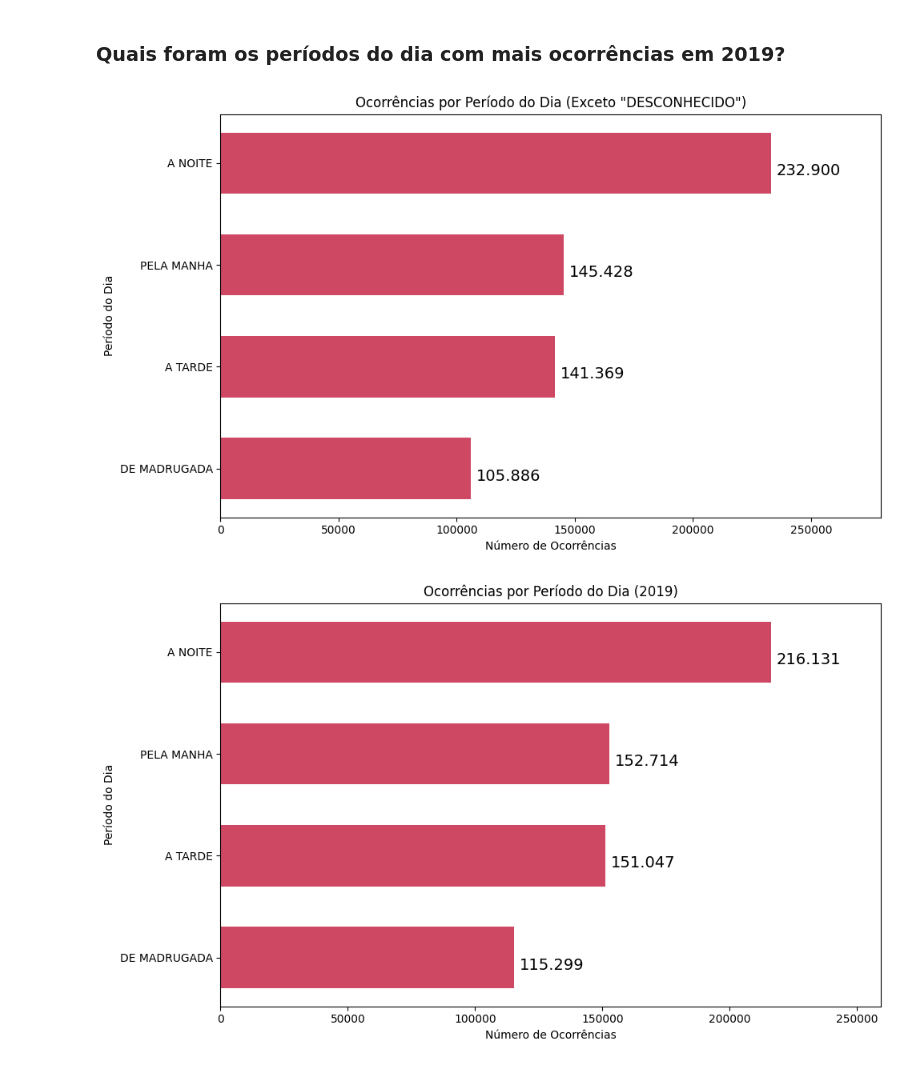
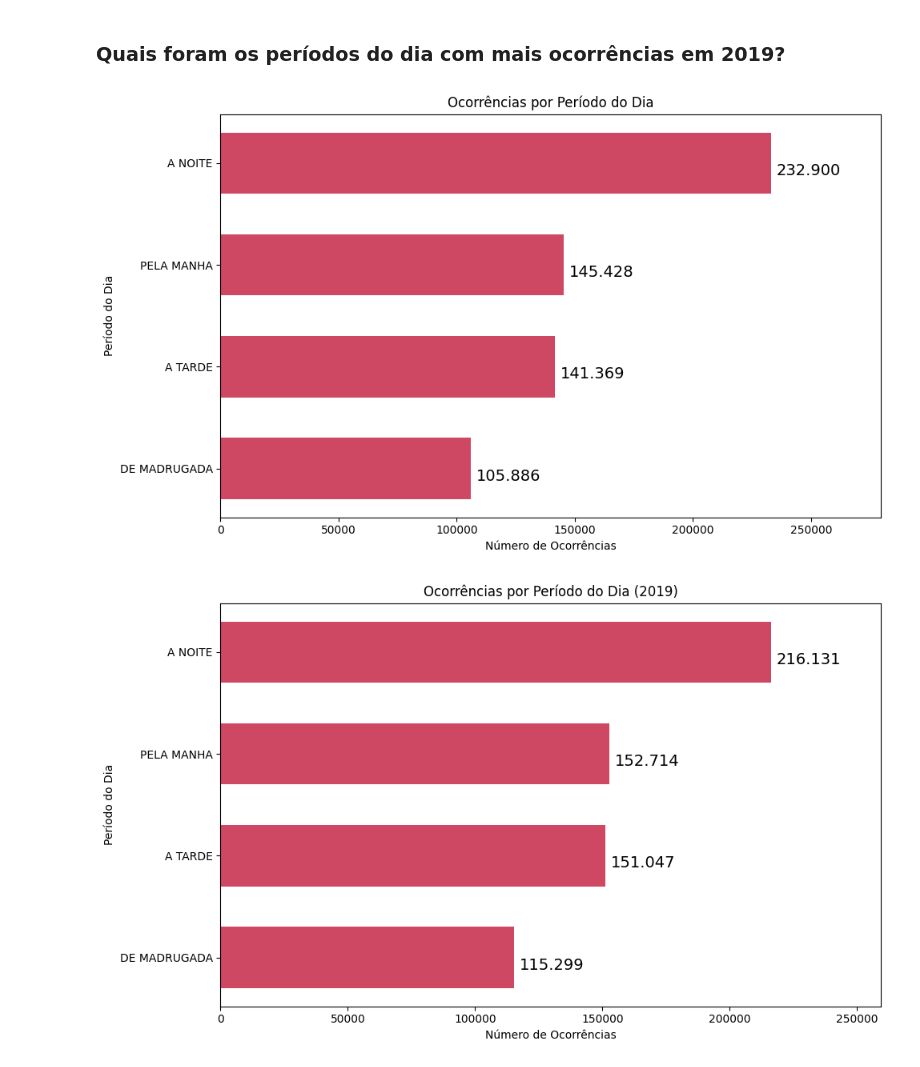
Before and after one commit to itsnalu/Projeto_CCF425, a Jupyter notebook: Projeto_Dados.ipynb, the cells around one changed output. Cells and saved outputs as stored; diff of their text form; code cells hidden in the pictures.

```diff
--- a/Projeto_Dados.ipynb
+++ b/Projeto_Dados.ipynb
@@ -2846,28 +2854,28 @@ dtype: object
 # %%
 df_filtrado = df_ocorrencias_2019[df_ocorrencias_2019['PERIODO_OCORRENCIA'] != 'DESCONHECIDO']
 contagem_periodo = df_filtrado['PERIODO_OCORRENCIA'].value_counts().sort_values()
 
 # Obter o período com maior número de ocorrências
 periodo_top = contagem_periodo.idxmax()
 plt.figure(figsize=(10, 6))
 bars = plt.barh(contagem_periodo.index, contagem_periodo.values, color=cores[4], height=0.6)
 plt.xlim(0, max(contagem_periodo.values) * 1.2)
 plt.xlabel('Número de Ocorrências')
 plt.ylabel('Período do Dia')
-plt.title('Ocorrências por Período do Dia (Exceto "DESCONHECIDO")')
+plt.title('Ocorrências por Período do Dia')
 
 # Adicionar rótulos ao lado de cada barra
 for bar in bars:
     largura = bar.get_width()
     plt.text(largura + max(contagem_periodo.values) * 0.01,
              bar.get_y() + bar.get_height()/2,
              f'{int(largura):,}'.replace(',', '.'),
              va='top', ha='left', fontsize=14)
 
 plt.tight_layout()
 plt.show()
 # %% [output]
-[figure, old version]
+[figure, new version]
 # %%
 df_filtrado = df_2022[df_2022['PERIODO_OCORRENCIA'] != 'DESCONHECIDO']
 contagem_periodo = df_filtrado['PERIODO_OCORRENCIA'].value_counts().sort_values()
```
Also changed, not shown: parts of 39 cells of this notebook.
